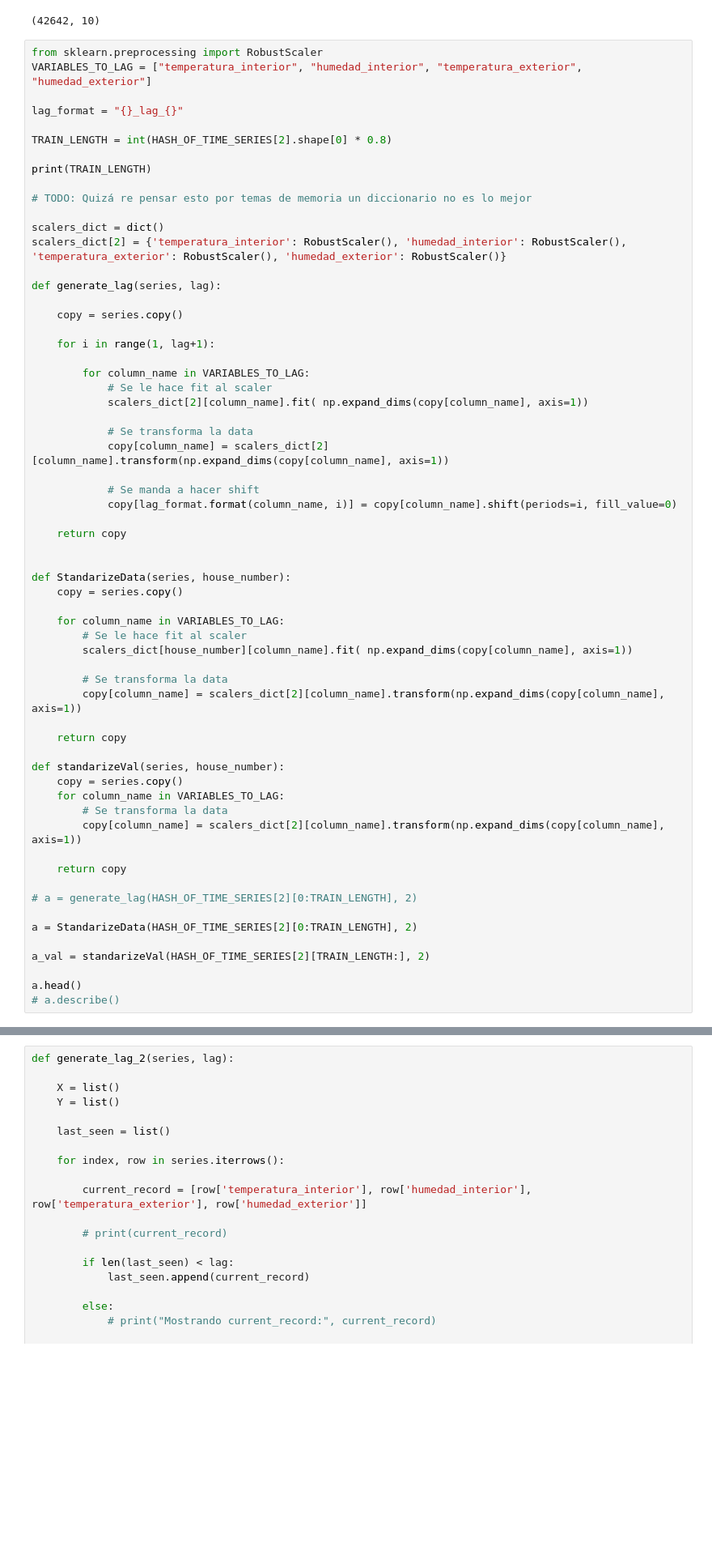
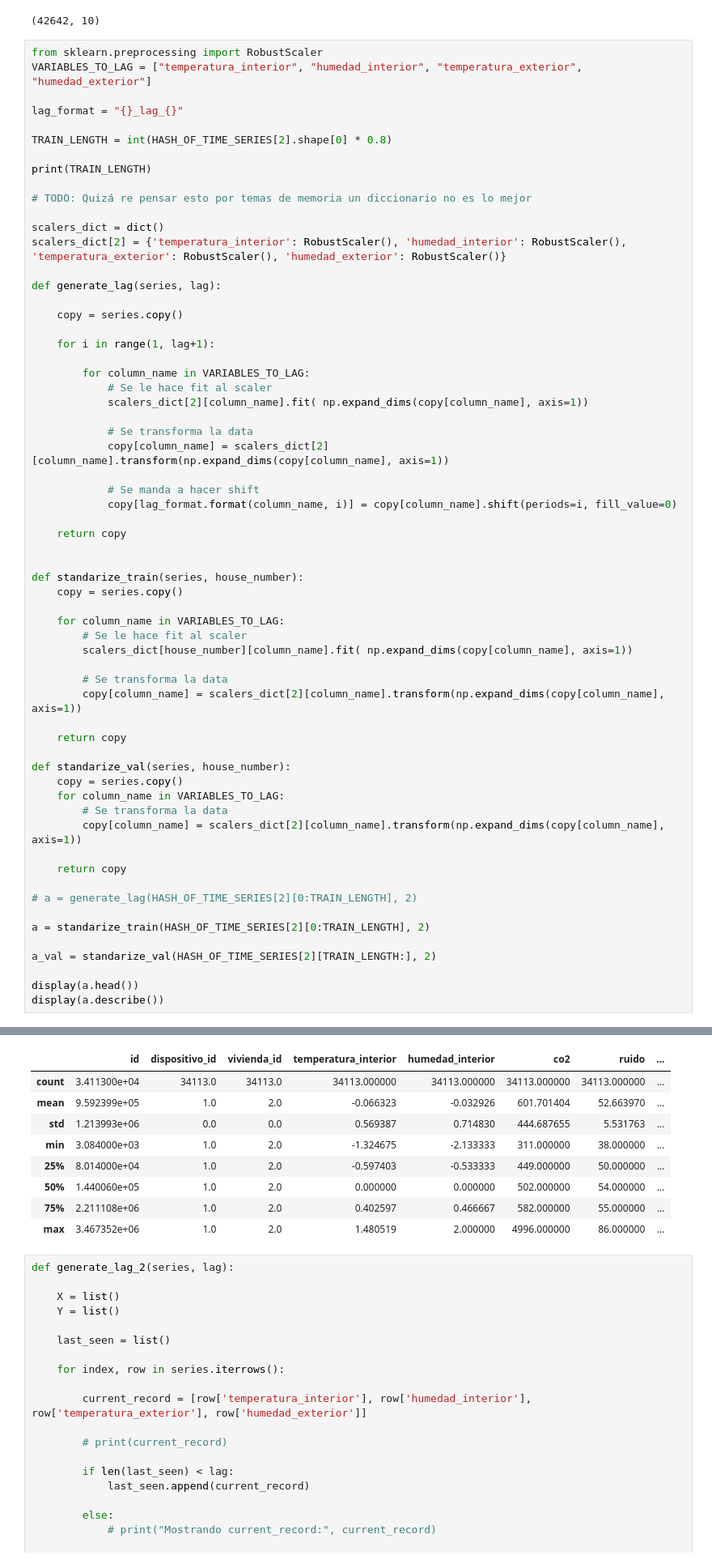
Before and after one commit to fco96/memoria, a Jupyter notebook: Memoria Francisco Olivares.ipynb, the cells around one changed output, grey strips where cells are left out. Shown at 81% size. Saved outputs shown, nothing was run; the diff lists cells and outputs as text; blank space fills up the shorter version.

```diff
--- a/Memoria Francisco Olivares.ipynb
+++ b/Memoria Francisco Olivares.ipynb
@@ -368,43 +374,52 @@ def generate_lag(series, lag):
     return copy
 
 
-def StandarizeData(series, house_number):
+def standarize_train(series, house_number):
     copy = series.copy()
 
     for column_name in VARIABLES_TO_LAG:
         # Se le hace fit al scaler
         scalers_dict[house_number][column_name].fit( np.expand_dims(copy[column_name], axis=1))
 
         # Se transforma la data
         copy[column_name] = scalers_dict[2][column_name].transform(np.expand_dims(copy[column_name], axis=1))
 
     return copy
 
-def standarizeVal(series, house_number):
+def standarize_val(series, house_number):
     copy = series.copy()
     for column_name in VARIABLES_TO_LAG:
         # Se transforma la data
         copy[column_name] = scalers_dict[2][column_name].transform(np.expand_dims(copy[column_name], axis=1))
 
     return copy
 
 # a = generate_lag(HASH_OF_TIME_SERIES[2][0:TRAIN_LENGTH], 2)
 
-a = StandarizeData(HASH_OF_TIME_SERIES[2][0:TRAIN_LENGTH], 2)
+a = standarize_train(HASH_OF_TIME_SERIES[2][0:TRAIN_LENGTH], 2)
 
-a_val = standarizeVal(HASH_OF_TIME_SERIES[2][TRAIN_LENGTH:], 2)
+a_val = standarize_val(HASH_OF_TIME_SERIES[2][TRAIN_LENGTH:], 2)
 
-a.head()
-# a.describe()
+display(a.head())
+display(a.describe())
 # %% [output]
 34113
 |  | id | dispositivo_id | vivienda_id | temperatura_interior | humedad_interior | co2 | ... |
 | date_measured_at |  |  |  |  |  |  | ... |
 | 2016-01-01 03:00:00 | 3084 | 1.0 | 2 | 0.519481 | -0.666667 | 438.0 | ... |
 | 2016-01-01 03:30:00 | 3089 | 1.0 | 2 | 0.506494 | -0.733333 | 441.0 | ... |
 | 2016-01-01 04:00:00 | 3094 | 1.0 | 2 | 0.493506 | -0.733333 | 473.0 | ... |
 | 2016-01-01 04:30:00 | 3099 | 1.0 | 2 | 0.454545 | -0.733333 | 445.0 | ... |
 | 2016-01-01 05:00:00 | 3104 | 1.0 | 2 | 0.415584 | -0.733333 | 429.0 | ... |
+|  | id | dispositivo_id | vivienda_id | temperatura_interior | humedad_interior | co2 | ruido | ... |
+| count | 3.411300e+04 | 34113.0 | 34113.0 | 34113.000000 | 34113.000000 | 34113.000000 | 34113.000000 | ... |
+| mean | 9.592399e+05 | 1.0 | 2.0 | -0.066323 | -0.032926 | 601.701404 | 52.663970 | ... |
+| std | 1.213993e+06 | 0.0 | 0.0 | 0.569387 | 0.714830 | 444.687655 | 5.531763 | ... |
+| min | 3.084000e+03 | 1.0 | 2.0 | -1.324675 | -2.133333 | 311.000000 | 38.000000 | ... |
+| 25% | 8.014000e+04 | 1.0 | 2.0 | -0.597403 | -0.533333 | 449.000000 | 50.000000 | ... |
+| 50% | 1.440060e+05 | 1.0 | 2.0 | 0.000000 | 0.000000 | 502.000000 | 54.000000 | ... |
+| 75% | 2.211108e+06 | 1.0 | 2.0 | 0.402597 | 0.466667 | 582.000000 | 55.000000 | ... |
+| max | 3.467352e+06 | 1.0 | 2.0 | 1.480519 | 2.000000 | 4996.000000 | 86.000000 | ... |
 # %%
 def generate_lag_2(series, lag):
 
```
Also changed, not shown: parts of 7 cells of this notebook.
